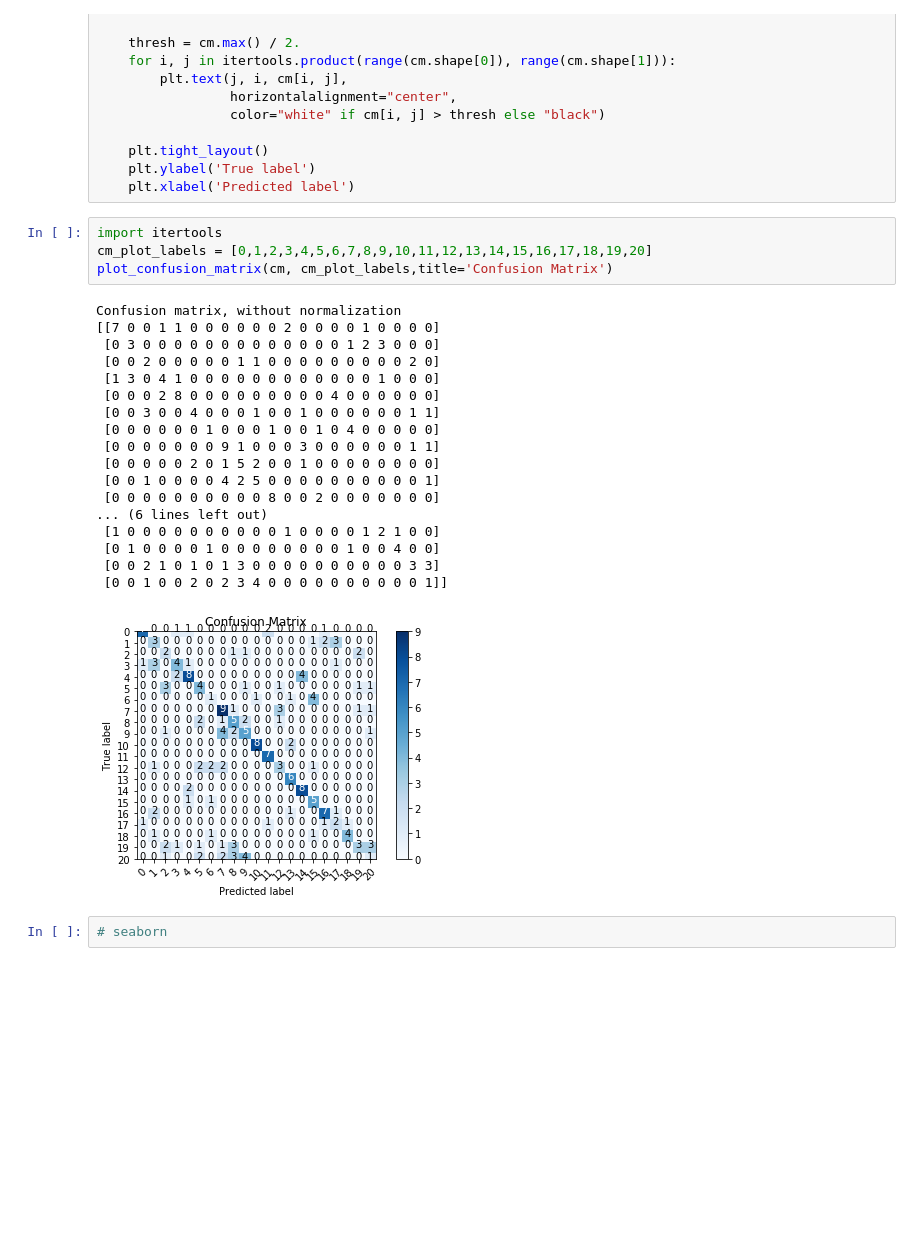
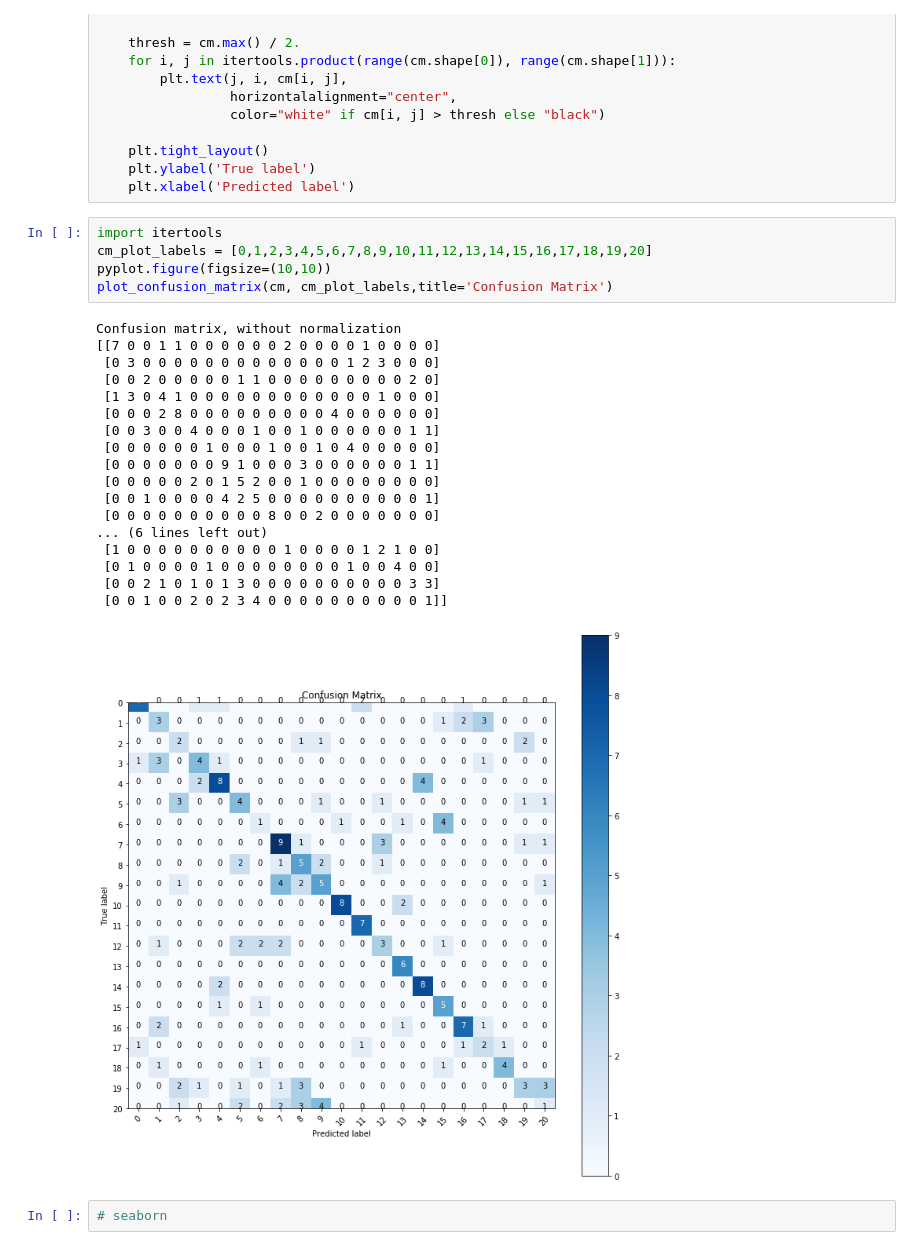
Before and after one commit to celinezhang2019/DS_PRE-FINAL, a Jupyter notebook: RF_100.ipynb, the cells around one changed output. Drawn from its saved outputs; the diff is of its cells as text; blank space fills up the shorter version.

```diff
--- a/RF_100.ipynb
+++ b/RF_100.ipynb
@@ -413,26 +413,27 @@ def plot_confusion_matrix(cm, classes,
 # %%
 import itertools
 cm_plot_labels = [0,1,2,3,4,5,6,7,8,9,10,11,12,13,14,15,16,17,18,19,20]
+pyplot.figure(figsize=(10,10))
 plot_confusion_matrix(cm, cm_plot_labels,title='Confusion Matrix')
 # %% [output]
 Confusion matrix, without normalization
 [[7 0 0 1 1 0 0 0 0 0 0 2 0 0 0 0 1 0 0 0 0]
  [0 3 0 0 0 0 0 0 0 0 0 0 0 0 0 1 2 3 0 0 0]
  [0 0 2 0 0 0 0 0 1 1 0 0 0 0 0 0 0 0 0 2 0]
  [1 3 0 4 1 0 0 0 0 0 0 0 0 0 0 0 0 1 0 0 0]
  [0 0 0 2 8 0 0 0 0 0 0 0 0 0 4 0 0 0 0 0 0]
  [0 0 3 0 0 4 0 0 0 1 0 0 1 0 0 0 0 0 0 1 1]
  [0 0 0 0 0 0 1 0 0 0 1 0 0 1 0 4 0 0 0 0 0]
  [0 0 0 0 0 0 0 9 1 0 0 0 3 0 0 0 0 0 0 1 1]
  [0 0 0 0 0 2 0 1 5 2 0 0 1 0 0 0 0 0 0 0 0]
  [0 0 1 0 0 0 0 4 2 5 0 0 0 0 0 0 0 0 0 0 1]
  [0 0 0 0 0 0 0 0 0 0 8 0 0 2 0 0 0 0 0 0 0]
 ... (6 lines left out)
  [1 0 0 0 0 0 0 0 0 0 0 1 0 0 0 0 1 2 1 0 0]
  [0 1 0 0 0 0 1 0 0 0 0 0 0 0 0 1 0 0 4 0 0]
  [0 0 2 1 0 1 0 1 3 0 0 0 0 0 0 0 0 0 0 3 3]
  [0 0 1 0 0 2 0 2 3 4 0 0 0 0 0 0 0 0 0 0 1]]
-[figure, old version]
+[figure, new version]
 # %%
 # seaborn
 # %%
```
Also changed, not shown: parts of 2 cells of this notebook.
